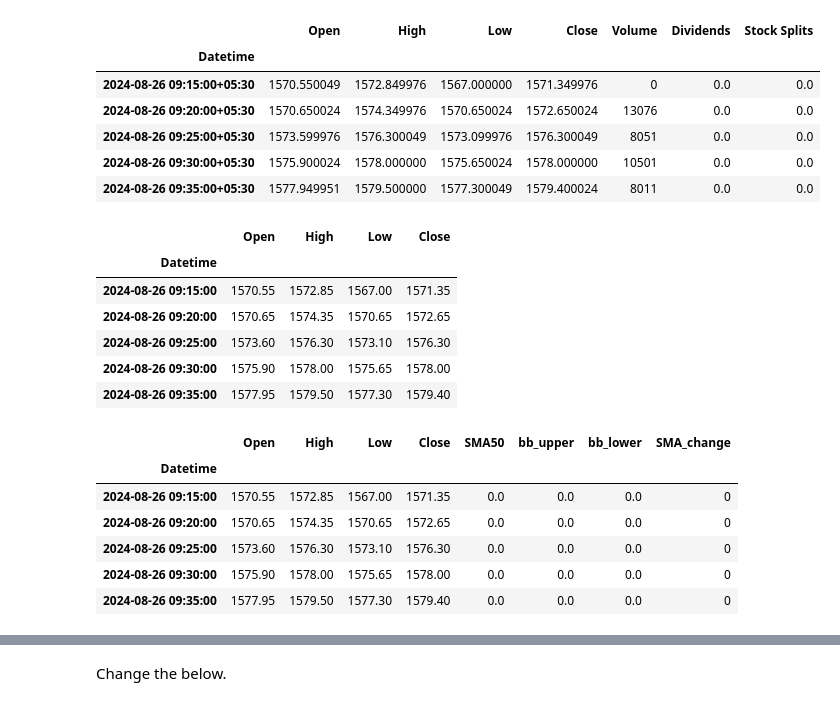
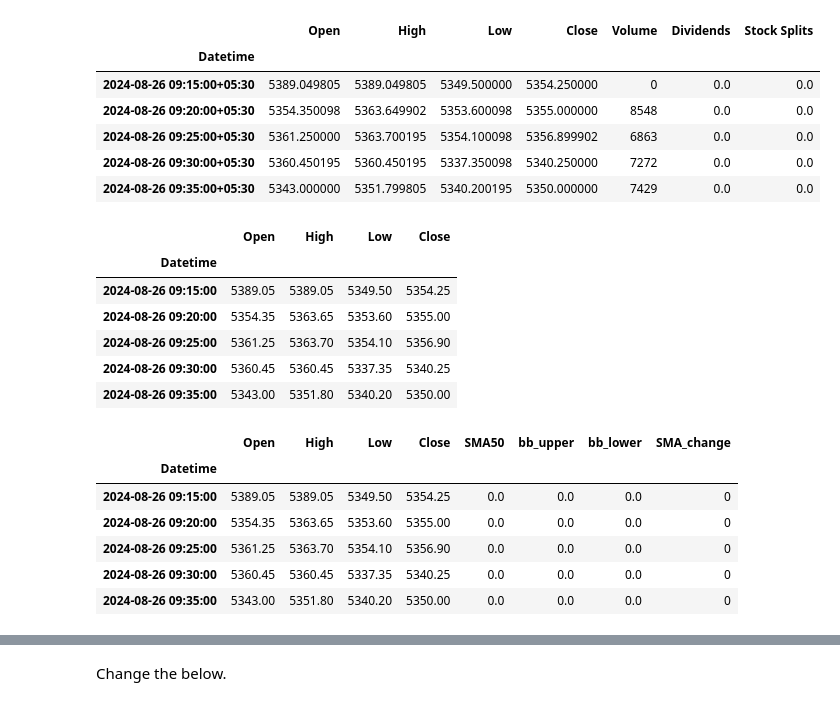
Before and after one commit to geettandon/Backtesting_Python, a Jupyter notebook: ABC5_Backtesting.ipynb, the cells around one changed output, grey strips where cells are left out. Drawn from its saved outputs; the diff is of its cells as text; code cells hidden in the pictures.

```diff
--- a/ABC5_Backtesting.ipynb
+++ b/ABC5_Backtesting.ipynb
@@ -9,23 +10,23 @@ import datetime as dt
 # %%
 # Fetch historical stock data using yfinance (for example, Reliance Industries)
 
-stock_input = 'CIPLA'
+stock_input = 'HEROMOTOCO'
 stock = stock_input + '.NS'
 ticker = yf.Ticker(stock)
 
 # Fetch the last 5 days of data with 5-minute intervals
 hist_data = ticker.history(period="1mo", interval="5m")
 
 # Printing DataFrame
 hist_data.head()
 # %% [output]
 |  | Open | High | Low | Close | Volume | Dividends | Stock Splits |
 | Datetime |  |  |  |  |  |  |  |
-| 2024-08-26 09:15:00+05:30 | 1570.550049 | 1572.849976 | 1567.000000 | 1571.349976 | 0 | 0.0 | 0.0 |
-| 2024-08-26 09:20:00+05:30 | 1570.650024 | 1574.349976 | 1570.650024 | 1572.650024 | 13076 | 0.0 | 0.0 |
-| 2024-08-26 09:25:00+05:30 | 1573.599976 | 1576.300049 | 1573.099976 | 1576.300049 | 8051 | 0.0 | 0.0 |
-| 2024-08-26 09:30:00+05:30 | 1575.900024 | 1578.000000 | 1575.650024 | 1578.000000 | 10501 | 0.0 | 0.0 |
-| 2024-08-26 09:35:00+05:30 | 1577.949951 | 1579.500000 | 1577.300049 | 1579.400024 | 8011 | 0.0 | 0.0 |
+| 2024-08-26 09:15:00+05:30 | 5389.049805 | 5389.049805 | 5349.500000 | 5354.250000 | 0 | 0.0 | 0.0 |
+| 2024-08-26 09:20:00+05:30 | 5354.350098 | 5363.649902 | 5353.600098 | 5355.000000 | 8548 | 0.0 | 0.0 |
+| 2024-08-26 09:25:00+05:30 | 5361.250000 | 5363.700195 | 5354.100098 | 5356.899902 | 6863 | 0.0 | 0.0 |
+| 2024-08-26 09:30:00+05:30 | 5360.450195 | 5360.450195 | 5337.350098 | 5340.250000 | 7272 | 0.0 | 0.0 |
+| 2024-08-26 09:35:00+05:30 | 5343.000000 | 5351.799805 | 5340.200195 | 5350.000000 | 7429 | 0.0 | 0.0 |
 # %%
 # Removing timezone information from the Datetime index
 hist_data.index = hist_data.index.tz_localize(None)
@@ -41,11 +42,11 @@ hist_data.head()
 # %% [output]
 |  | Open | High | Low | Close |
 | Datetime |  |  |  |  |
-| 2024-08-26 09:15:00 | 1570.55 | 1572.85 | 1567.00 | 1571.35 |
-| 2024-08-26 09:20:00 | 1570.65 | 1574.35 | 1570.65 | 1572.65 |
-| 2024-08-26 09:25:00 | 1573.60 | 1576.30 | 1573.10 | 1576.30 |
-| 2024-08-26 09:30:00 | 1575.90 | 1578.00 | 1575.65 | 1578.00 |
-| 2024-08-26 09:35:00 | 1577.95 | 1579.50 | 1577.30 | 1579.40 |
+| 2024-08-26 09:15:00 | 5389.05 | 5389.05 | 5349.50 | 5354.25 |
+| 2024-08-26 09:20:00 | 5354.35 | 5363.65 | 5353.60 | 5355.00 |
+| 2024-08-26 09:25:00 | 5361.25 | 5363.70 | 5354.10 | 5356.90 |
+| 2024-08-26 09:30:00 | 5360.45 | 5360.45 | 5337.35 | 5340.25 |
+| 2024-08-26 09:35:00 | 5343.00 | 5351.80 | 5340.20 | 5350.00 |
 # %%
 # Simple Moving Average 20
 # hist_data['SMA20'] = hist_data['Close'].rolling(window=20).mean()
@@ -76,11 +77,11 @@ hist_data.head()
 # %% [output]
 |  | Open | High | Low | Close | SMA50 | bb_upper | bb_lower | SMA_change |
 | Datetime |  |  |  |  |  |  |  |  |
-| 2024-08-26 09:15:00 | 1570.55 | 1572.85 | 1567.00 | 1571.35 | 0.0 | 0.0 | 0.0 | 0 |
-| 2024-08-26 09:20:00 | 1570.65 | 1574.35 | 1570.65 | 1572.65 | 0.0 | 0.0 | 0.0 | 0 |
-| 2024-08-26 09:25:00 | 1573.60 | 1576.30 | 1573.10 | 1576.30 | 0.0 | 0.0 | 0.0 | 0 |
-| 2024-08-26 09:30:00 | 1575.90 | 1578.00 | 1575.65 | 1578.00 | 0.0 | 0.0 | 0.0 | 0 |
-| 2024-08-26 09:35:00 | 1577.95 | 1579.50 | 1577.30 | 1579.40 | 0.0 | 0.0 | 0.0 | 0 |
+| 2024-08-26 09:15:00 | 5389.05 | 5389.05 | 5349.50 | 5354.25 | 0.0 | 0.0 | 0.0 | 0 |
+| 2024-08-26 09:20:00 | 5354.35 | 5363.65 | 5353.60 | 5355.00 | 0.0 | 0.0 | 0.0 | 0 |
+| 2024-08-26 09:25:00 | 5361.25 | 5363.70 | 5354.10 | 5356.90 | 0.0 | 0.0 | 0.0 | 0 |
+| 2024-08-26 09:30:00 | 5360.45 | 5360.45 | 5337.35 | 5340.25 | 0.0 | 0.0 | 0.0 | 0 |
+| 2024-08-26 09:35:00 | 5343.00 | 5351.80 | 5340.20 | 5350.00 | 0.0 | 0.0 | 0.0 | 0 |
 # %%
 # Changing the Timestone to Indian Time
 now = pd.Timestamp.now(tz='Asia/Kolkata')
```
Also changed, not shown: parts of 14 cells of this notebook.
